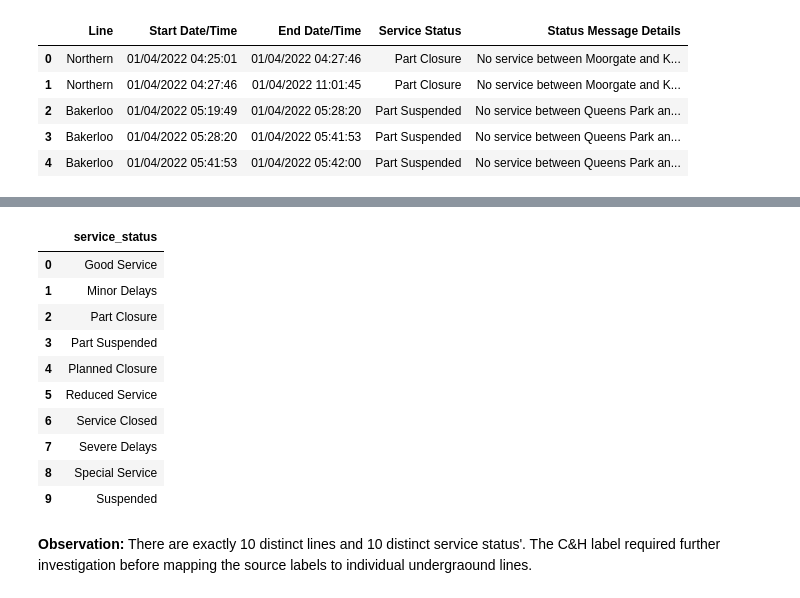
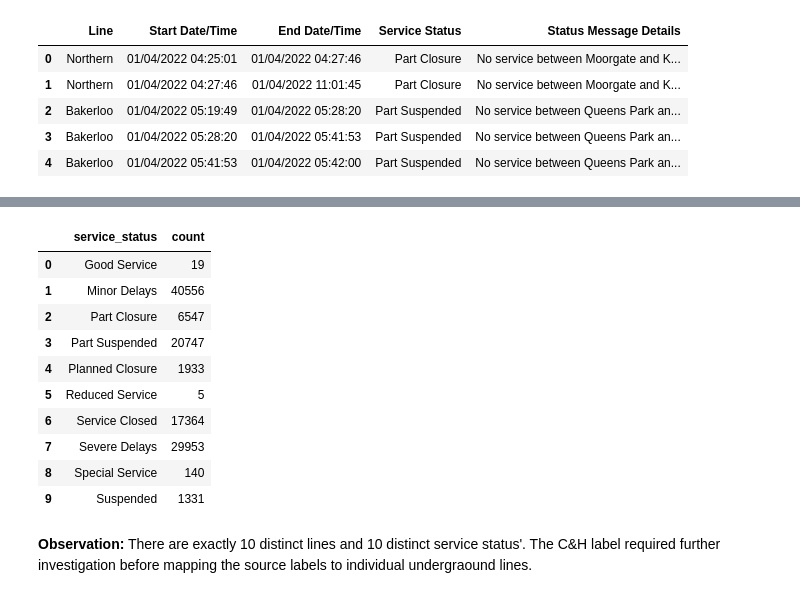
Before and after one commit to RithinBhudia/RouteRadar, a Jupyter notebook: notebooks/01_profiling_historical.ipynb, the cells around one changed output, grey strips where cells are left out. Drawn from its saved outputs; the diff is of its cells as text; code cells hidden in the pictures.

```diff
--- a/notebooks/01_profiling_historical.ipynb
+++ b/notebooks/01_profiling_historical.ipynb
@@ -102,23 +106,27 @@ display(train_lines)
 # %%
 service_statuss = conn.execute("""
-SELECT DISTINCT "Service Status" AS service_status
+SELECT DISTINCT "Service Status" AS service_status,
+COUNT(*) AS count
+
 FROM raw_service_status
+GROUP BY service_status
+
 ORDER BY service_status
 """).df()
 
 display(service_statuss)
 # %% [output]
-|  | service_status |
-| 0 | Good Service |
-| 1 | Minor Delays |
-| 2 | Part Closure |
-| 3 | Part Suspended |
-| 4 | Planned Closure |
-| 5 | Reduced Service |
-| 6 | Service Closed |
-| 7 | Severe Delays |
-| 8 | Special Service |
-| 9 | Suspended |
+|  | service_status | count |
+| 0 | Good Service | 19 |
+| 1 | Minor Delays | 40556 |
+| 2 | Part Closure | 6547 |
+| 3 | Part Suspended | 20747 |
+| 4 | Planned Closure | 1933 |
+| 5 | Reduced Service | 5 |
+| 6 | Service Closed | 17364 |
+| 7 | Severe Delays | 29953 |
+| 8 | Special Service | 140 |
+| 9 | Suspended | 1331 |
 # %% [markdown]
 **Observation:** There are exactly 10 distinct lines and 10 distinct service status'. The C&H label required further investigation before mapping the source labels to individual undergraound lines.
 # %%
```
Also changed, not shown: parts of 1 cell of this notebook, 2 other files.
